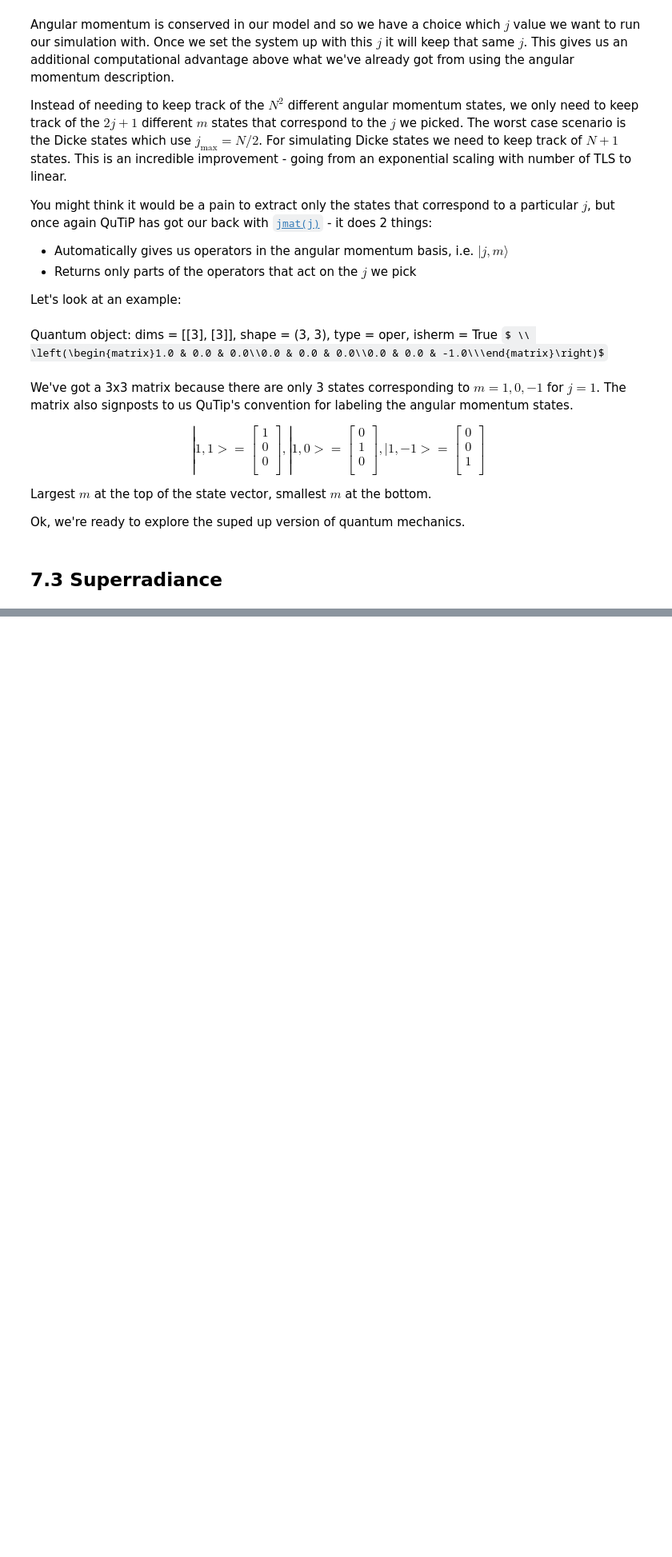
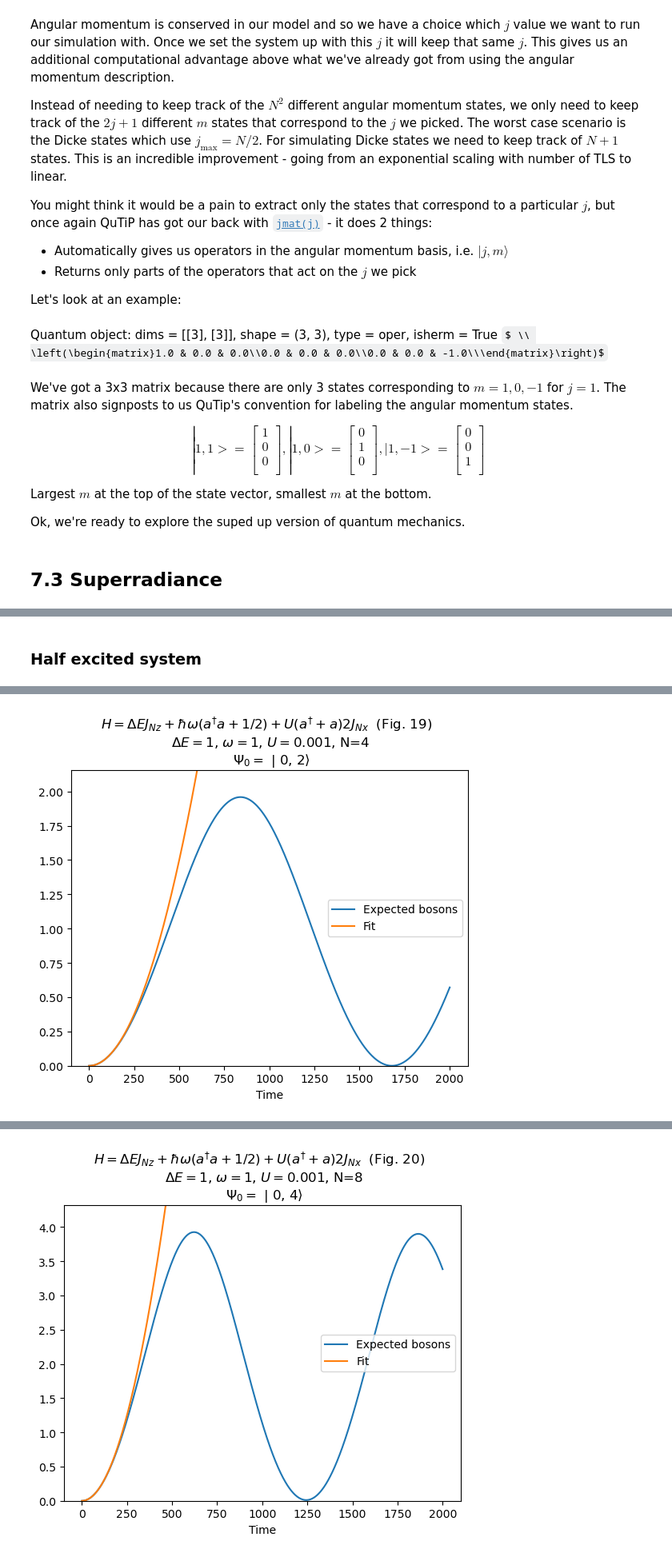
Before and after one commit to project-ida/two-state-quantum-systems, a Jupyter notebook: 07-accelerating-quantum-processes.ipynb, the cells around one changed output, grey strips where cells are left out. Shown at 80% size. Drawn from its saved outputs; the diff is of its cells as text; code cells hidden in the pictures; some formulas as TeX source; blank space fills up the shorter version.

```diff
--- a/07-accelerating-quantum-processes.ipynb
+++ b/07-accelerating-quantum-processes.ipynb
@@ -723,8 +570,0 @@ array([0.17317819, 0.42724998])
-# %%
-rab = np.zeros(len(times))
-
-N=32
-for i in range(N,0,-1):
-    rab += np.sin(np.sqrt(i*(N-i+1))*times*U*2)**2
-
-# rab = rab**2
@@ -797,0 +577,59 @@ It's worth recalling that in classical physics we have similar enhancements of s
+# %% [markdown]
+### Half excited system
+# %%
+%%time
+# %%time must be at the top of the cell and by itself. It tells you the "Wall time" (how long the cell took to run) at the end of the output (should be about 2 min).
+
+Ns = [4,8,16,32,64,128] # number of TLS we want to simulation
+times = np.linspace(0,  2000, 2000)
+rate = [] # For storing emission rates
+
+for i, N in enumerate(Ns):
+
+    two_state, bosons, interaction, number, nm_list = make_operators(max_bosons=int(N/2)+1, parity=1, num_TLS=N)
+
+    bra_labels, ket_labels = make_braket_labels(nm_list)
+
+    H = DeltaE*two_state + omega*bosons + U*interaction
+
+    psi0_ind = nm_list.index((0,int(N/2)))  # Field in vacuum state (0) with N/2 excitations (int(N/2))
+    psi0 = basis(len(nm_list), psi0_ind)
+
+
+    # We can use use QuTips sesolve here because of the shorter
+    # simulation time. Sometimes sesolve is still fastser than
+    # our custom solver because of unknown optimisations made
+    # made the QuTip/Numpy teams.
+    # Note progress bar because the last simulation will take about 5 min
+    result = sesolve(H, psi0, times, [number],progress_bar=True)
+
+    # For fitting, we'll find when 1 boson is emitted and re-simulate up to that point
+    # so that we can get a better resolution over the shorter time periods. We
+    # do this because we expect timescales to shorten as we increase TLS number
+
+    peaks, _ = find_peaks(result.expect[0], prominence=0.05)
+    peak_times = times[peaks]
+    time_to_peak = peak_times[0]
+
+    # For fitting, we'll find when the first boson is emitted, then re-simulate
+    # up to that pointso that we can get a better resolution over the shorter time periods.
+    # We do this because we expect timescales to shorten as we increase TLS number
+    crossing_one_index = np.where(np.diff((result.expect[0] > 1).astype(int)))[0][0]
+    time_to_emit_one = times[crossing_one_index]
+
+    times_fit = np.linspace(0,  time_to_emit_one, 1000)
+    result_fit = sesolve(H, psi0, times_fit, [number])
+
+    fit, covariance = curve_fit(model_func, times_fit[0:100], result_fit.expect[0][0:100],p0=[0.01],maxfev=500)
+
+    rate.append(2*fit[0])
+
+
+    plt.plot(times, result.expect[0], label="Expected bosons")
+    plt.plot(times,model_func(times,*fit),label="Fit")
+    plt.xlabel("Time")
+    plt.ylim([0,result.expect[0].max()*1.1])
+    plt.legend(loc="right")
+    plt.title(f"{H_latex} (Fig. {i+19})  \n $\Delta E={DeltaE}$, $\omega={omega}$, $U={U}$, N={N} \n $\Psi_0 =$ {ket_labels[psi0_ind]}")
+    plt.show();
+# %% [output]
@@ -797,0 +646 @@ It's worth recalling that in classical physics we have similar enhancements of s
+[figure, added]
@@ -797,0 +657 @@ It's worth recalling that in classical physics we have similar enhancements of s
+[figure, added]
```
Also changed, not shown: parts of 70 cells of this notebook.
